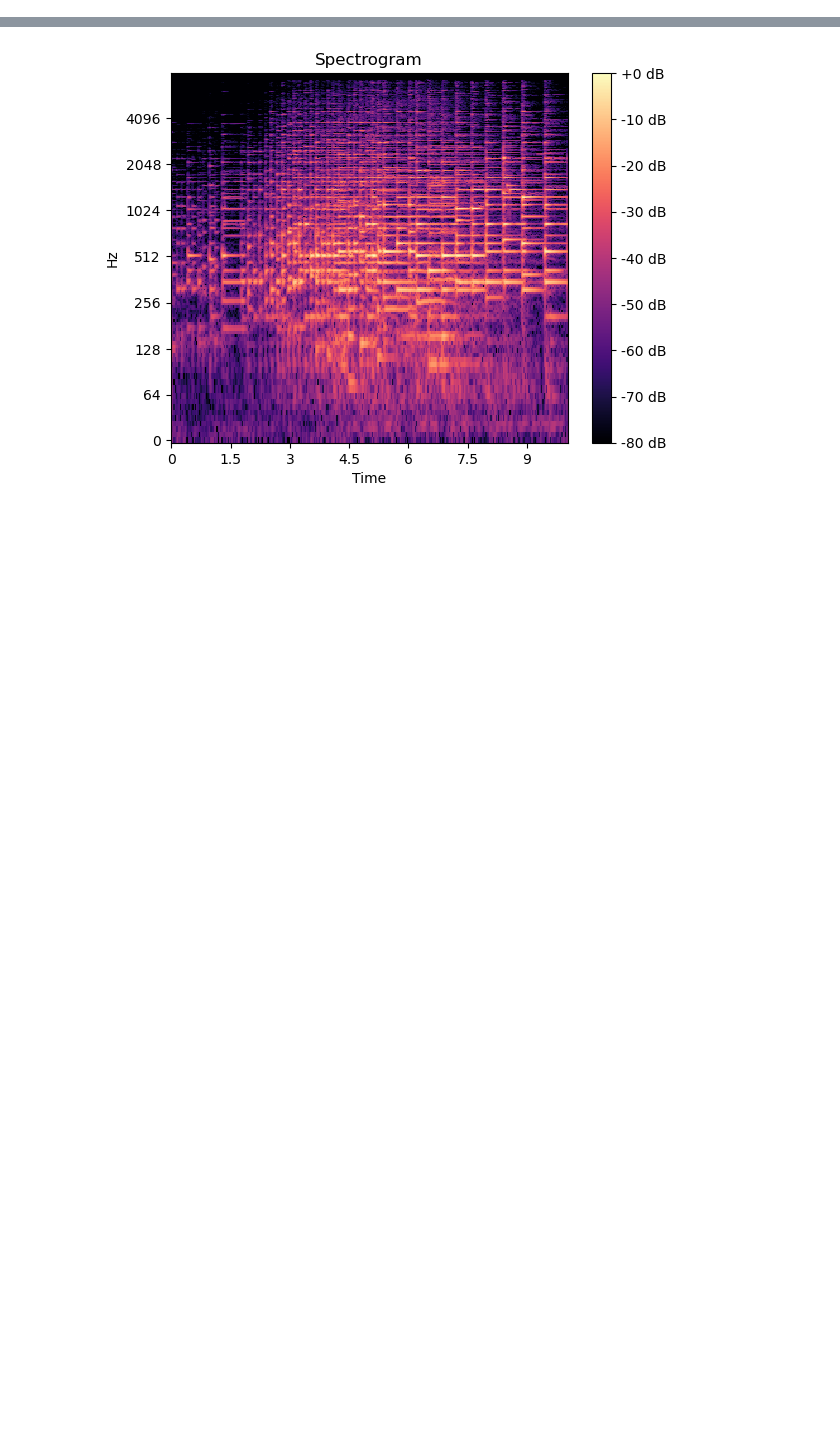
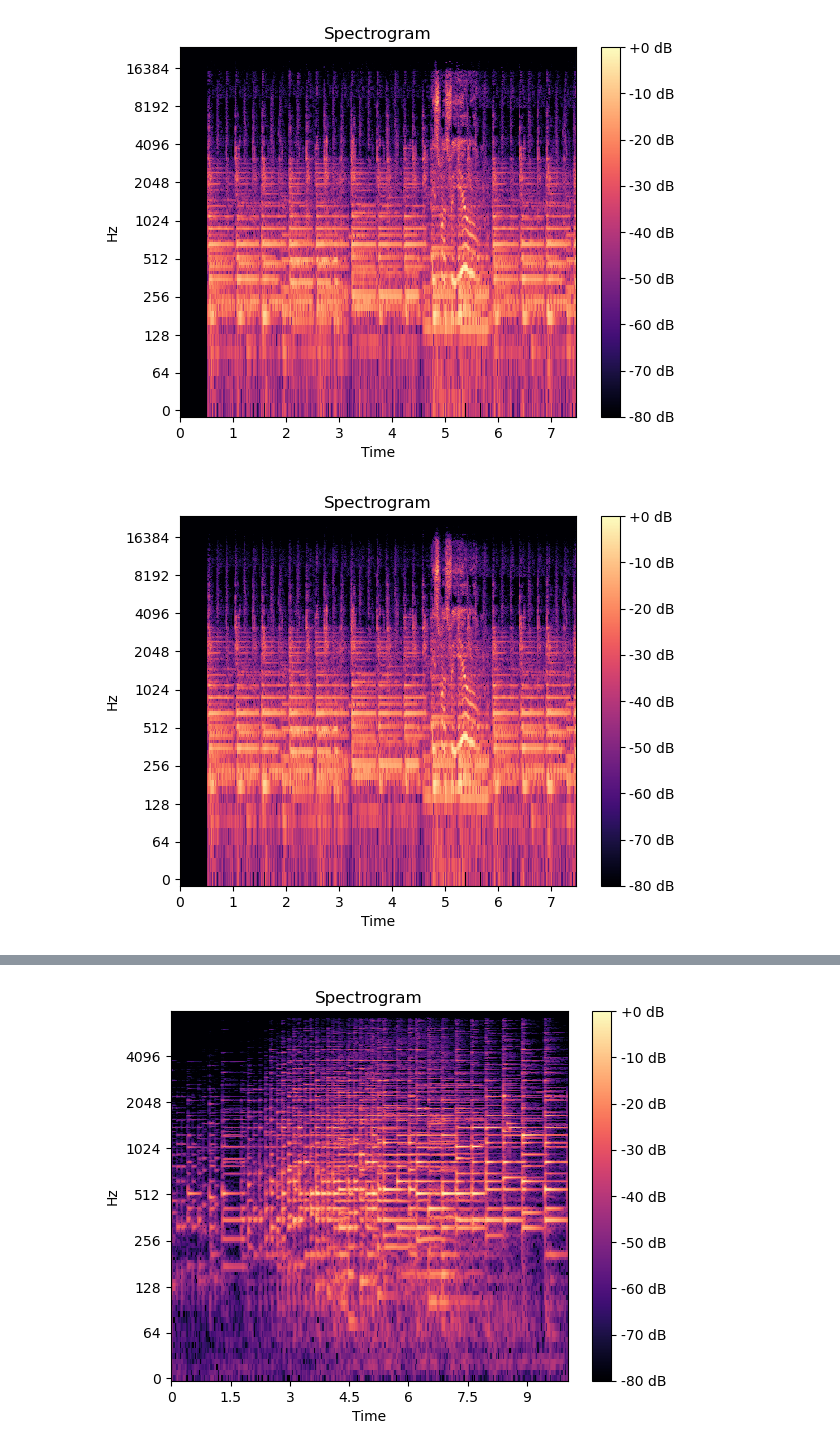
Before and after one commit to georgej1144/FFT_FinalProj_3656, a Jupyter notebook: FFT_Helpers.ipynb, the cells around one changed output, grey strips where cells are left out. Drawn from its saved outputs; the diff is of its cells as text; code cells hidden in the pictures; blank space fills up the shorter version.

```diff
--- a/FFT_Helpers.ipynb
+++ b/FFT_Helpers.ipynb
@@ -44,0 +112,9 @@ def remove_half_samples(samples):
+# %%
+freq_recon,freq_recon_ = samples_to_freq(reconstructed)
+freq_orig,freq_orig_ = samples_to_freq(tribe_samps)
+# %%
+graph_spectro(freq_orig,sr)
+graph_spectro(freq_recon,sr)
+# %% [output]
+[figure, added]
+[figure, added]
```
Also changed, not shown: parts of 7 cells of this notebook.
